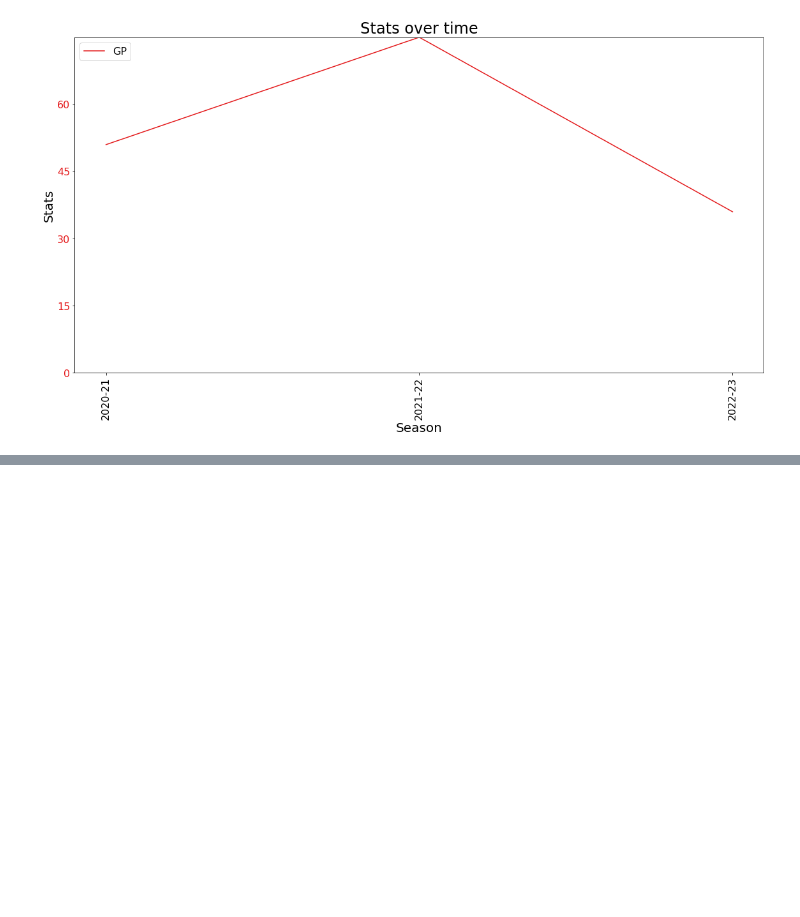
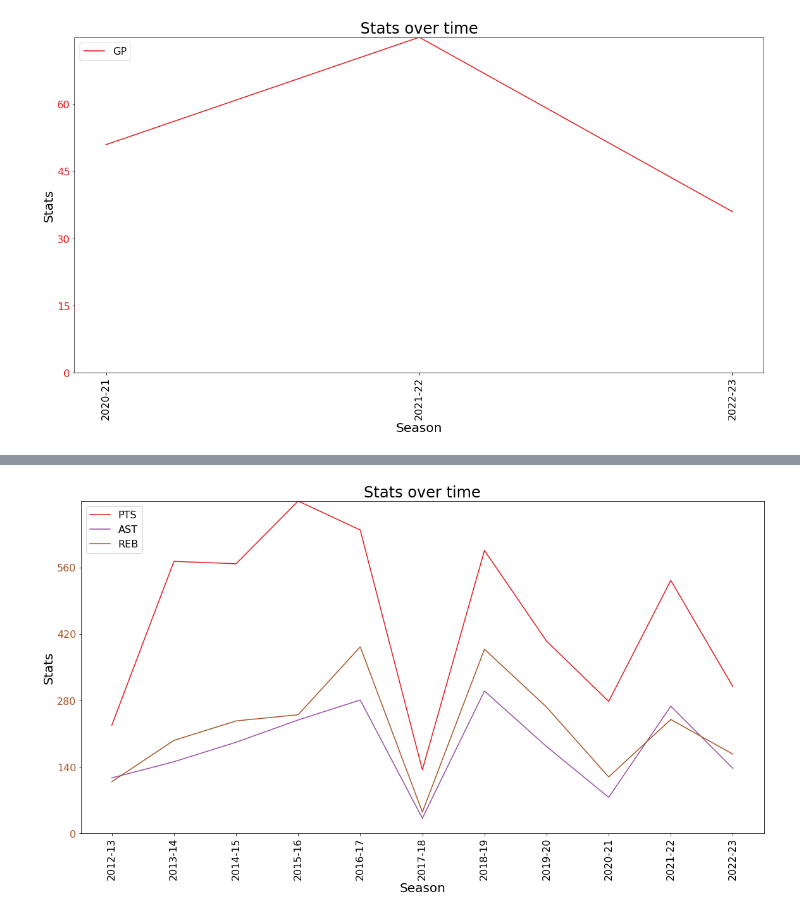
Before and after one commit to gporceng/NBA_Graphs, a Jupyter notebook: Demo.ipynb, the cells around one changed output, grey strips where cells are left out. Drawn from its saved outputs; the diff is of its cells as text; code cells hidden in the pictures; blank space fills up the shorter version.

```diff
--- a/Demo.ipynb
+++ b/Demo.ipynb
@@ -343,0 +340,7 @@ def plot
+# %%
+def plotPAR(player):
+    plot_stats(player,['PTS','AST','REB'])
+# %%
+plotPAR(pb)
+# %% [output]
+[figure, added]
```
Also changed, not shown: parts of 19 cells of this notebook, 2 other files.
